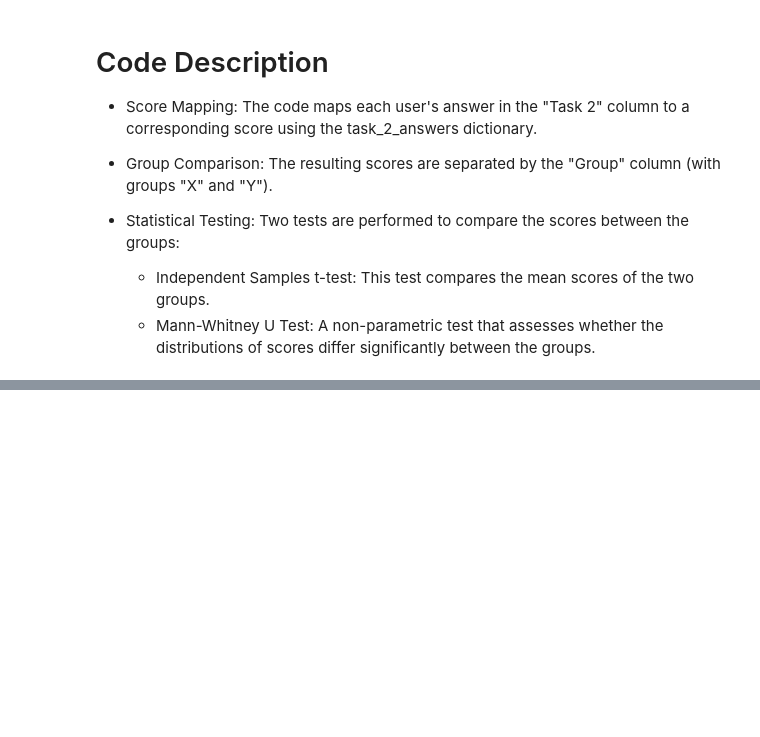
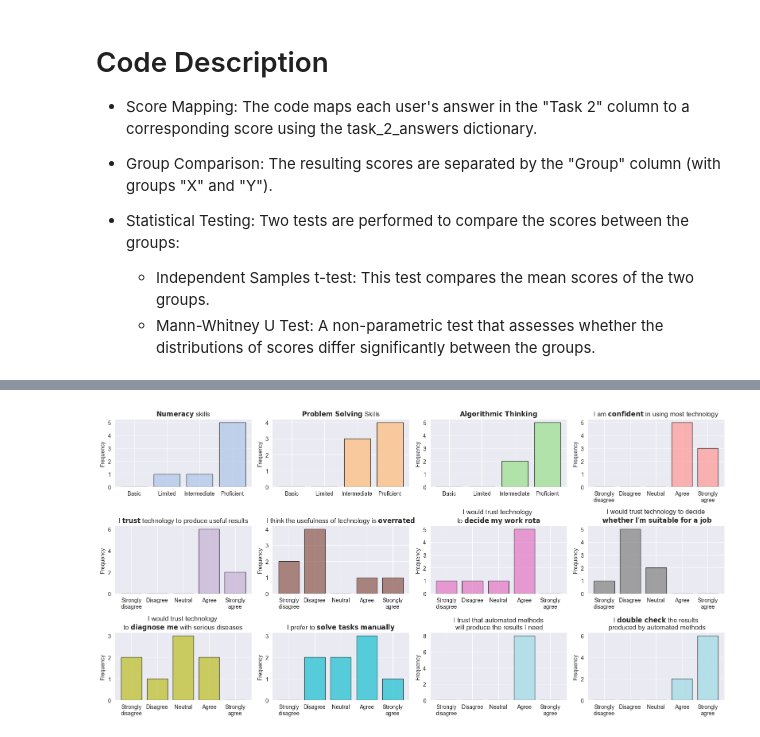
Before and after one commit to Giancarlo-Catalano/PS-descriptors, a Jupyter notebook: UserStudy/parse_answers.ipynb, the cells around one changed output, grey strips where cells are left out. Cells and saved outputs as stored; diff of their text form; code cells hidden in the pictures; blank space fills up the shorter version.

```diff
--- a/UserStudy/parse_answers.ipynb
+++ b/UserStudy/parse_answers.ipynb
@@ -201,0 +299,83 @@ U statistic: 0.500, p-value: 1.000
+# %%
+import os
+
+# then I would like to compare the answers between the groups for the subjective aspects
+
+
+subjective_questions = ['Numeracy', 'Problem solving', 'Algorithmic thinking',
+
+                        'Confident in using technology', 'Technology is useful', 'Technology is overrated', 'Let technology decide for me', 'Let technology decide my career', 'Let technology diagnose me',
+
+                        #'Familiar with Optimisation problems', 'Familiar with Optimisation methods',
+
+                        'Solve tasks by myself', 'Trust automated methods', 'double check automated methods']
+
+rate_skill = ['Basic', 'Limited',"Intermediate",'Proficient']
+agreement = ['Strongly disagree', 'Disagree', 'Neutral', 'Agree', 'Strongly agree']
+
+options = [rate_skill]*3 + [agreement]*6 + [agreement]*3
+
+questions = [
+                {"column_name": "Numeracy", "options": rate_skill, "full_text": "$\\bf{Numeracy}$ skills"},
+                {"column_name": "Problem solving", "options": rate_skill, "full_text": "$\\bf{Problem\ Solving}$ Skills"},
+                {"column_name": "Algorithmic thinking", "options": rate_skill, "full_text": "$\\bf{Algorithmic\ Thinking}$"},
+
+                {"column_name": "Confident in using technology", "options": agreement, "full_text": "I am $\\bf{confident}$ in using most technology"},
+                {"column_name": "Technology is useful", "options": agreement, "full_text": "I $\\bf{trust}$ technology to produce useful results"},
+                {"column_name": "Technology is overrated", "options": agreement, "full_text": "I think the usefulness of technology is $\\bf{overrated}$"},
+                {"column_name": "Let technology decide for me", "options": agreement, "full_text": "I would trust technology \nto $\\bf{decide\ my\ work\ rota}$"},
+                {"column_name": "Let technology decide my career", "options": agreement, "full_text": "I would trust technology to decide\n $\\bf{whether\ I'm\ suitable\ for\ a\ job}$"},
+                {"column_name": "Let technology diagnose me", "options": agreement, "full_text": "I would trust technology \nto $\\bf{diagnose\ me}$ with serious diseases"},
+
+                {"column_name": "Solve tasks by myself", "options": agreement, "full_text": "I prefer to $\\bf{solve\ tasks\ manually}$"},
+                {"column_name": "Trust automated methods", "options": agreement, "full_text": "I trust that automated methods\n will produce the results I need"},
+                {"column_name": "double check automated methods", "options": agreement, "full_text": "I $\\bf{double\ check}$ the results\n produced by automated methods"},
+             ]
+
+assert(len(subjective_questions) == len(options))
+import matplotlib.pyplot as plt
+
+def plot_histograms(df, question_data):
+    num_plots = len(question_data)
+    rows, cols = 3, 4
+    fig, axes = plt.subplots(rows, cols, figsize=(16, 8))
+    axes = axes.flatten()
+
+    colors = plt.cm.get_cmap("tab20", num_plots)
+
+    for idx, question in enumerate(question_data):
+        col = question["column_name"]
+        opt = question["options"]
+        opt_without_newlines = [" ".join(original.split("\n")) for original in opt]
+        title = question["full_text"]
+
+        if col in df.columns:
+            ax = axes[idx]
+            data = df[col].dropna()
+
+            if opt:
+                data = pd.Categorical(data, categories=opt_without_newlines, ordered=True)
+                data = data.value_counts().reindex(opt_without_newlines, fill_value=0)
+                ax.bar(["\n".join(n.split()) for n in data.index], data.values, color=colors(idx+1), edgecolor='black', alpha=0.7)
+            else:
+                ax.hist(data, bins=20, color=colors(idx), edgecolor='black', alpha=0.7)
+
+            ax.set_title(title)
+            #ax.set_xlabel(col)
+            ax.set_ylabel('Frequency')
+            ax.grid(axis='y', alpha=0.75)
+        else:
+            print(f"Column '{col}' not found in DataFrame.")
+
+    # Hide any unused subplots
+    for i in range(num_plots, rows * cols):
+        fig.delaxes(axes[i])
+
+    plt.tight_layout()
+    plt.savefig(os.path.join(r"C:\Users\gac8\PycharmProjects\PS-descriptors-LCS\UserStudy", "subjective_info.pdf"))
+    plt.show()
+
+
+plot_histograms(get_all_data(exclude_bad_users=True), questions)
+# %% [output]
+[figure, added]
```
Also changed, not shown: parts of 4 cells of this notebook, 11 other files.
